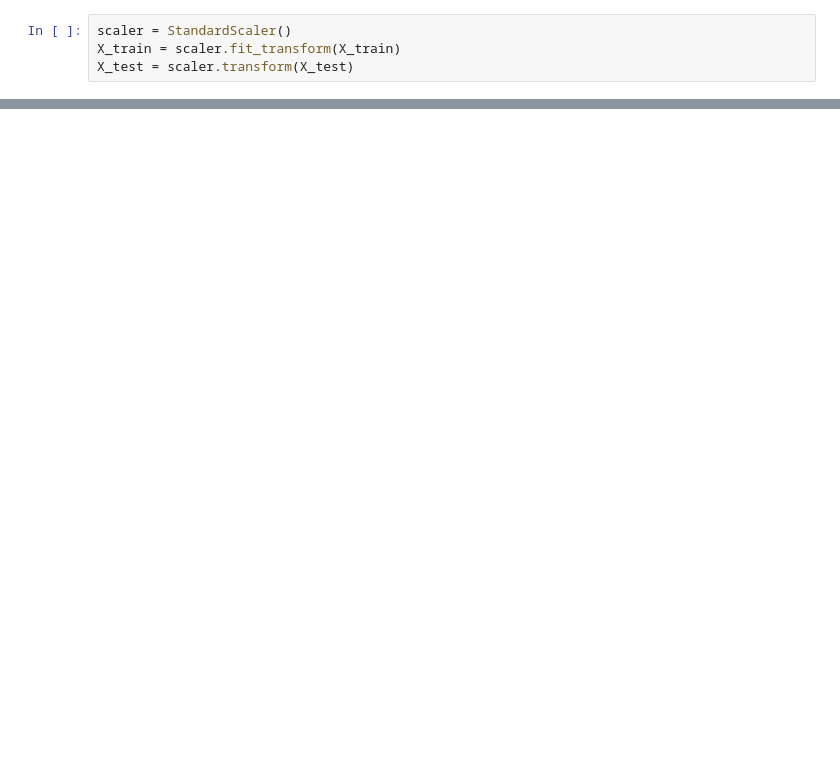
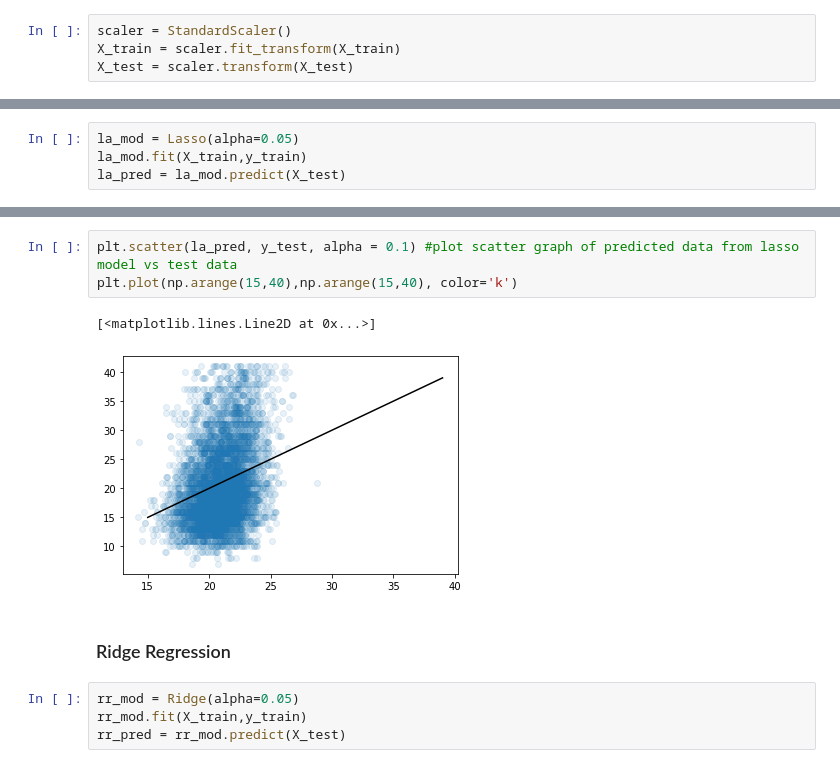
Before and after one commit to lara-sj/TDADS-assignments, a Jupyter notebook: flight_delays.ipynb, the cells around one changed output, grey strips where cells are left out. Drawn from its saved outputs; the diff is of its cells as text; blank space fills up the shorter version.

```diff
--- a/flight_delays.ipynb
+++ b/flight_delays.ipynb
@@ -381,0 +421,4 @@ Variance score: 0.09
+# %%
+la_mod = Lasso(alpha=0.05)
+la_mod.fit(X_train,y_train)
+la_pred = la_mod.predict(X_test)
@@ -381,0 +433,12 @@ Variance score: 0.09
+# %%
+plt.scatter(la_pred, y_test, alpha = 0.1) #plot scatter graph of predicted data from lasso model vs test data
+plt.plot(np.arange(15,40),np.arange(15,40), color='k')
+# %% [output]
+[<matplotlib.lines.Line2D at 0x...>]
+[figure, added]
+# %% [markdown]
+### Ridge Regression
+# %%
+rr_mod = Ridge(alpha=0.05)
+rr_mod.fit(X_train,y_train)
+rr_pred = rr_mod.predict(X_test)
```
Also changed, not shown: parts of 31 cells of this notebook, 8 other files.
